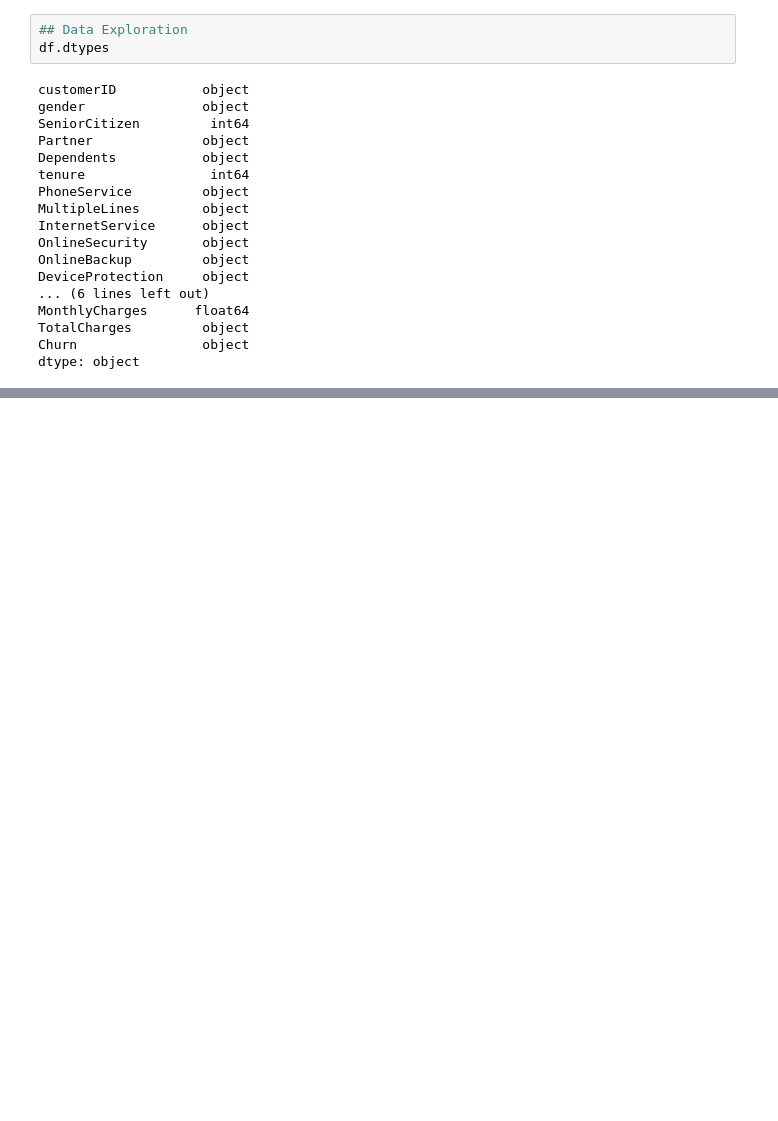
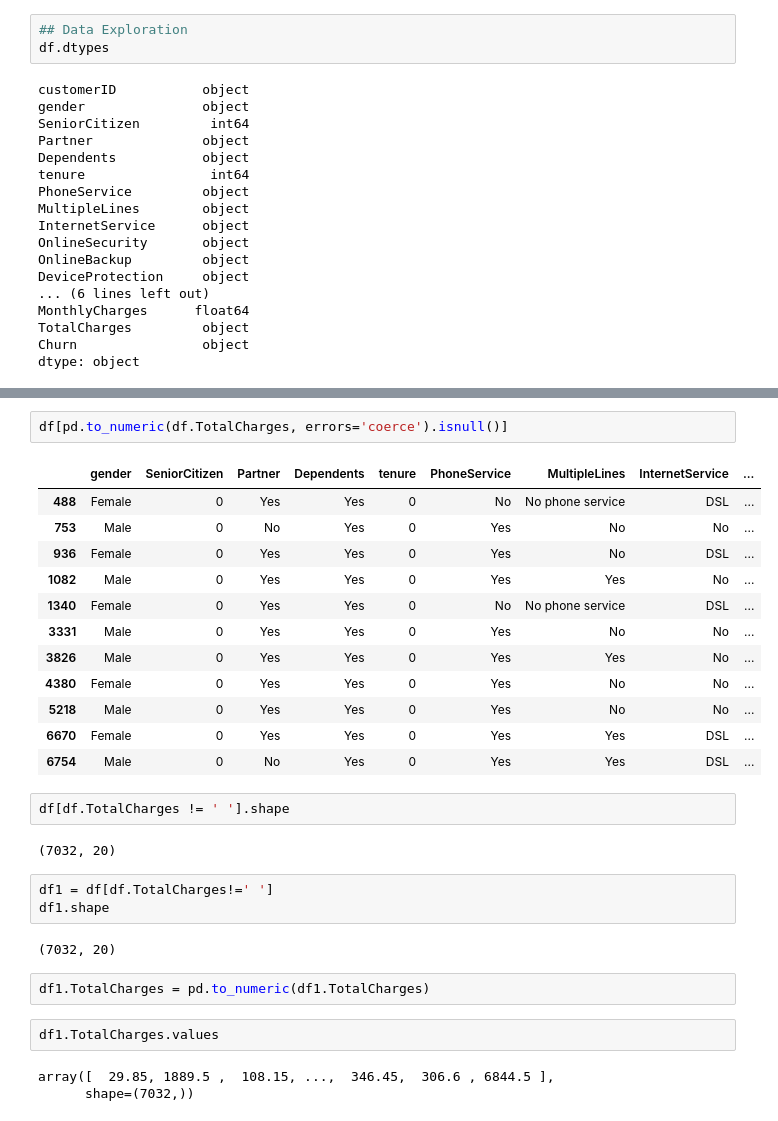
Before and after one commit to cmd-cosmos/ml-algorithms, a Jupyter notebook: Deep-Learning/Neural-Networks/ANN/customer-churn-prediction.ipynb, the cells around one changed output, grey strips where cells are left out. Drawn from its saved outputs; the diff is of its cells as text; blank space fills up the shorter version.

```diff
--- a/Deep-Learning/Neural-Networks/ANN/customer-churn-prediction.ipynb
+++ b/Deep-Learning/Neural-Networks/ANN/customer-churn-prediction.ipynb
@@ -64,0 +86,31 @@ dtype: object
+# %%
+df[pd.to_numeric(df.TotalCharges, errors='coerce').isnull()]
+# %% [output]
+|  | gender | SeniorCitizen | Partner | Dependents | tenure | PhoneService | MultipleLines | InternetService | ... |
+| 488 | Female | 0 | Yes | Yes | 0 | No | No phone service | DSL | ... |
+| 753 | Male | 0 | No | Yes | 0 | Yes | No | No | ... |
+| 936 | Female | 0 | Yes | Yes | 0 | Yes | No | DSL | ... |
+| 1082 | Male | 0 | Yes | Yes | 0 | Yes | Yes | No | ... |
+| 1340 | Female | 0 | Yes | Yes | 0 | No | No phone service | DSL | ... |
+| 3331 | Male | 0 | Yes | Yes | 0 | Yes | No | No | ... |
+| 3826 | Male | 0 | Yes | Yes | 0 | Yes | Yes | No | ... |
+| 4380 | Female | 0 | Yes | Yes | 0 | Yes | No | No | ... |
+| 5218 | Male | 0 | Yes | Yes | 0 | Yes | No | No | ... |
+| 6670 | Female | 0 | Yes | Yes | 0 | Yes | Yes | DSL | ... |
+| 6754 | Male | 0 | No | Yes | 0 | Yes | Yes | DSL | ... |
+# %%
+df[df.TotalCharges != ' '].shape
+# %% [output]
+(7032, 20)
+# %%
+df1 = df[df.TotalCharges!=' ']
+df1.shape
+# %% [output]
+(7032, 20)
+# %%
+df1.TotalCharges = pd.to_numeric(df1.TotalCharges)
+# %%
+df1.TotalCharges.values
+# %% [output]
+array([  29.85, 1889.5 ,  108.15, ...,  346.45,  306.6 , 6844.5 ],
+      shape=(7032,))
```
Also changed, not shown: parts of 4 cells of this notebook.
